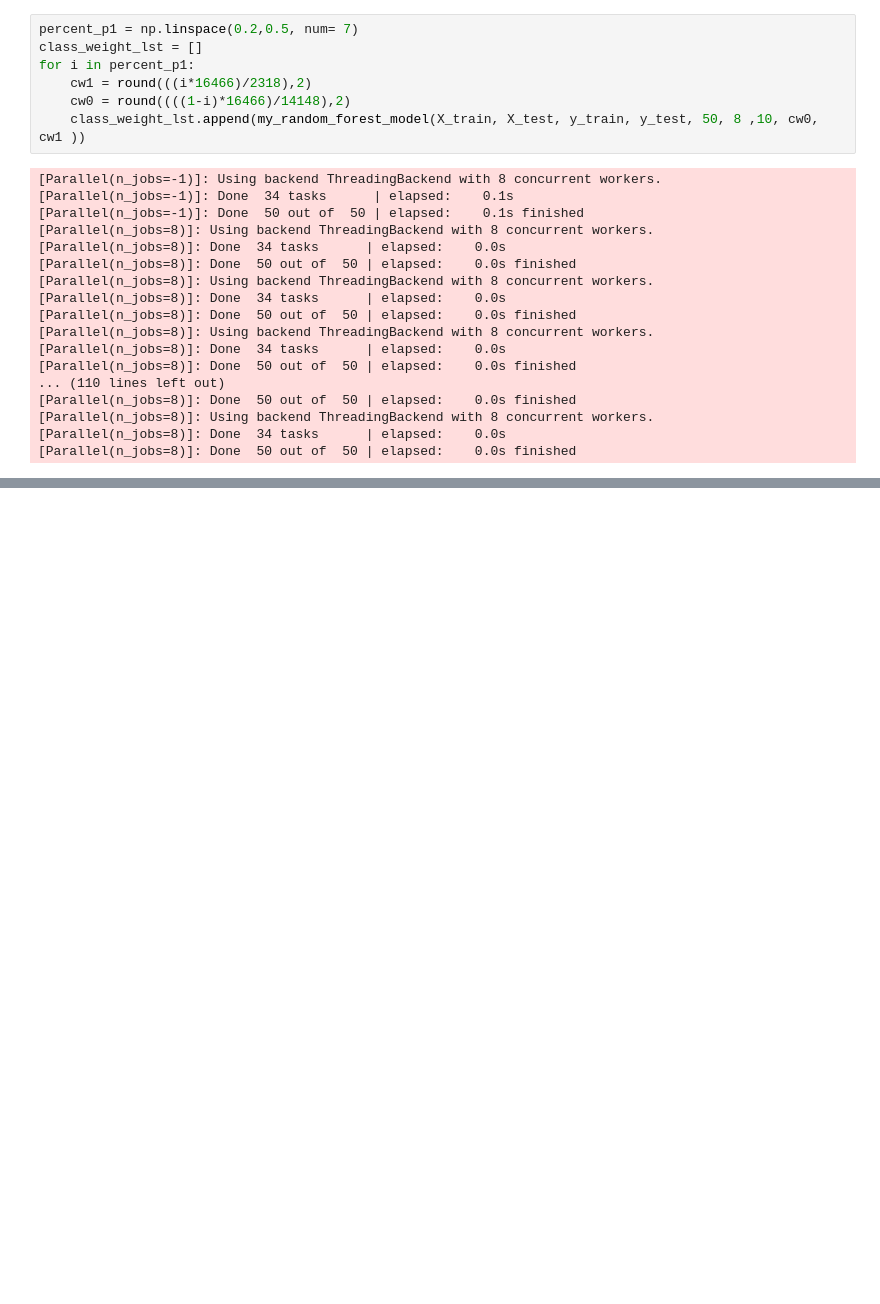
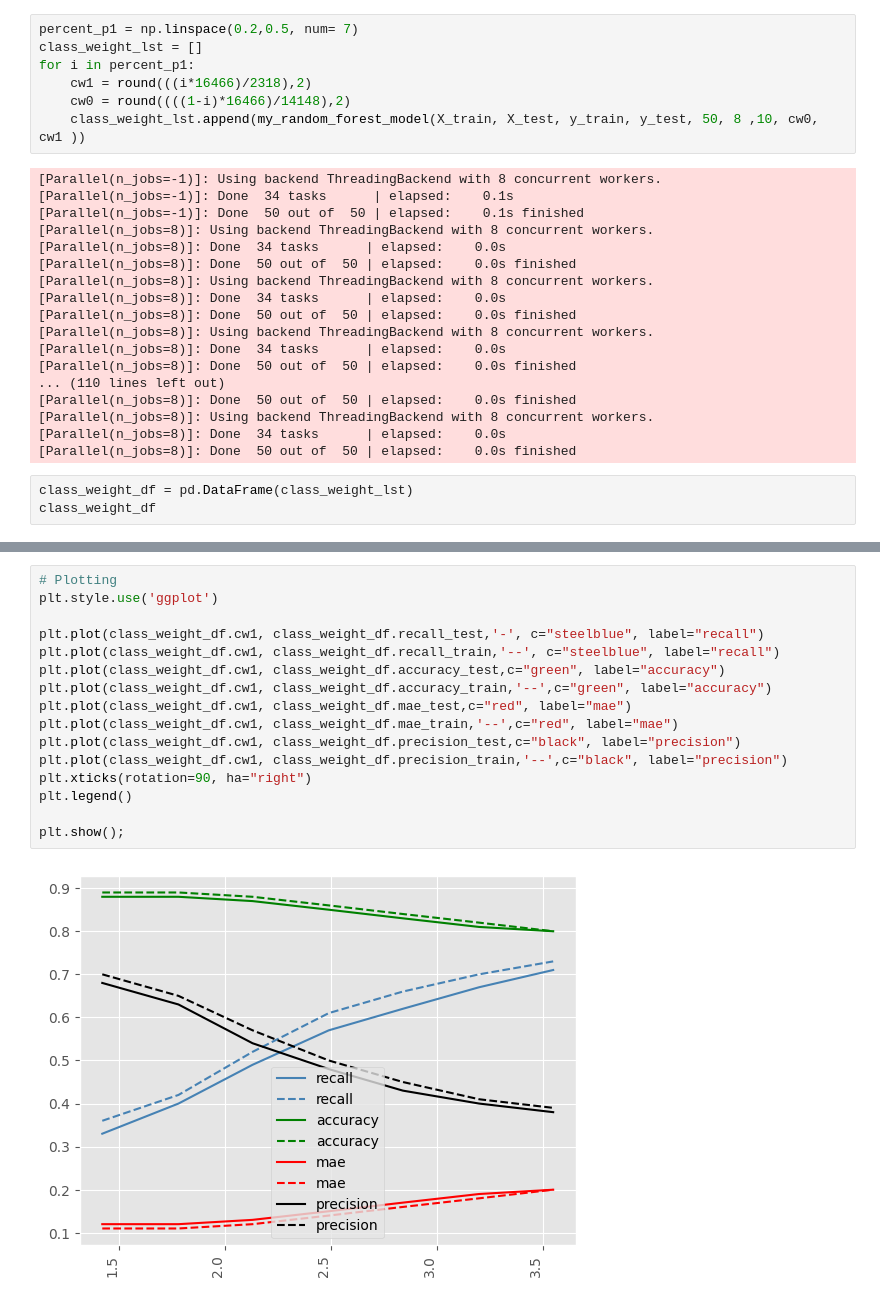
Before and after one commit to M4R1T4/ml_project_financial_inclusion, a Jupyter notebook: 07a_Forest_optimisation.ipynb, the cells around one changed output, grey strips where cells are left out. Saved outputs shown, nothing was run; the diff lists cells and outputs as text; blank space fills up the shorter version.

```diff
--- a/07a_Forest_optimisation.ipynb
+++ b/07a_Forest_optimisation.ipynb
@@ -559,3 +559,6 @@ for i in percent_p1:
 [Parallel(n_jobs=8)]: Using backend ThreadingBackend with 8 concurrent workers.
 [Parallel(n_jobs=8)]: Done  34 tasks      | elapsed:    0.0s
 [Parallel(n_jobs=8)]: Done  50 out of  50 | elapsed:    0.0s finished
+# %%
+class_weight_df = pd.DataFrame(class_weight_lst)
+class_weight_df
@@ -561,0 +574,18 @@ for i in percent_p1:
+# %%
+# Plotting
+plt.style.use('ggplot')
+
+plt.plot(class_weight_df.cw1, class_weight_df.recall_test,'-', c="steelblue", label="recall")
+plt.plot(class_weight_df.cw1, class_weight_df.recall_train,'--', c="steelblue", label="recall")
+plt.plot(class_weight_df.cw1, class_weight_df.accuracy_test,c="green", label="accuracy")
+plt.plot(class_weight_df.cw1, class_weight_df.accuracy_train,'--',c="green", label="accuracy")
+plt.plot(class_weight_df.cw1, class_weight_df.mae_test,c="red", label="mae")
+plt.plot(class_weight_df.cw1, class_weight_df.mae_train,'--',c="red", label="mae")
+plt.plot(class_weight_df.cw1, class_weight_df.precision_test,c="black", label="precision")
+plt.plot(class_weight_df.cw1, class_weight_df.precision_train,'--',c="black", label="precision")
+plt.xticks(rotation=90, ha="right")
+plt.legend()
+
+plt.show();
+# %% [output]
+[figure, added]
```
Also changed, not shown: parts of 11 cells of this notebook, 4 other files.
